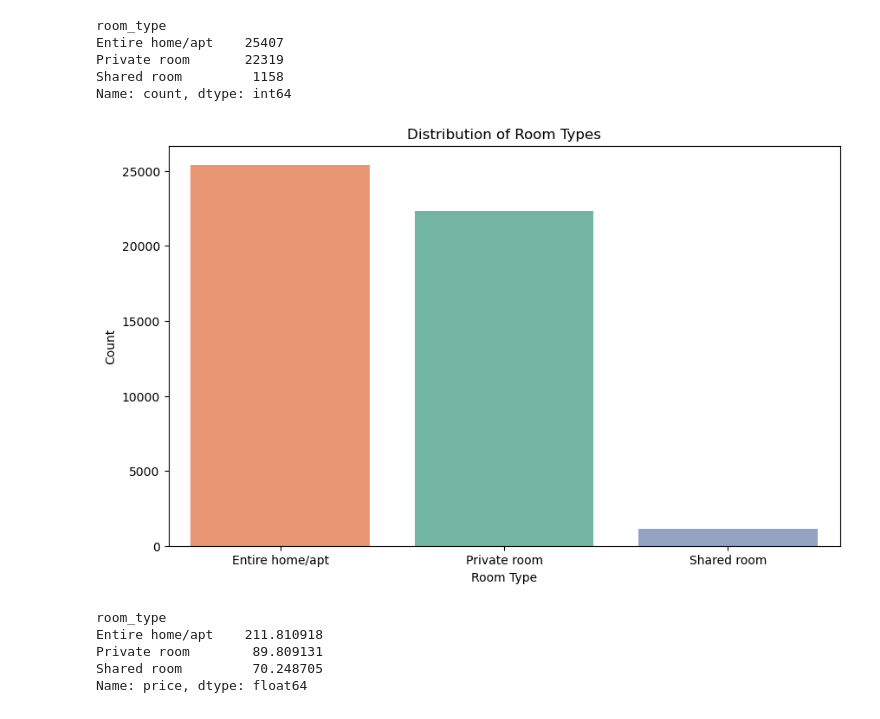
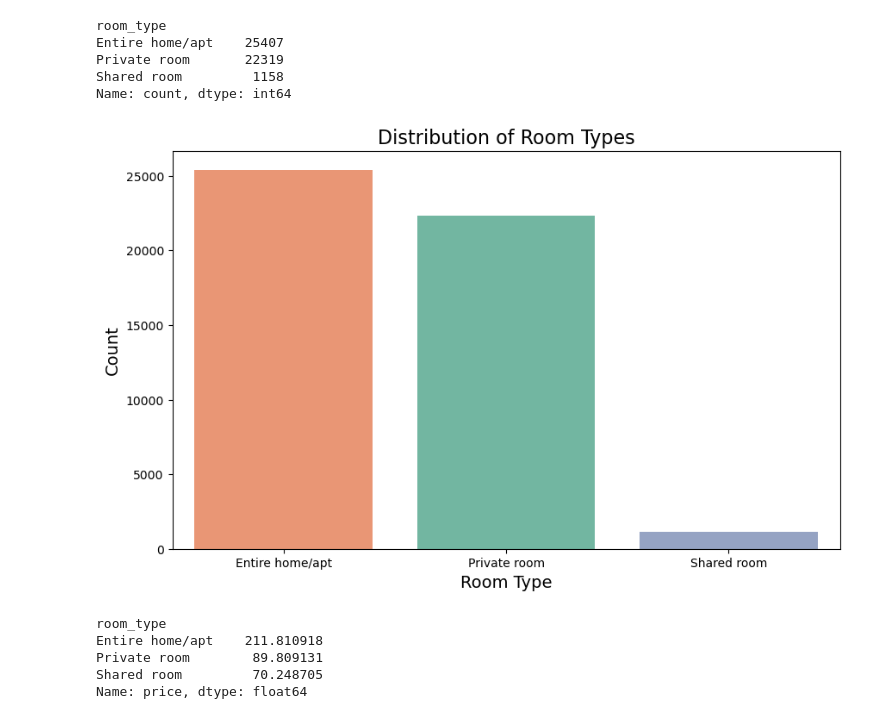
Before and after one commit to bensxnisaac/AirBnB-Data-Analysis, a Jupyter notebook: notebooks/03_room_eda.ipynb, the cells around one changed output. Cells and saved outputs as stored; diff of their text form; code cells hidden in the pictures.

```diff
--- a/notebooks/03_room_eda.ipynb
+++ b/notebooks/03_room_eda.ipynb
@@ -23,13 +23,13 @@ Name: count, dtype: int64
 # %%
 # Plotting the distribution of room types
 plt.figure(figsize=(10, 6))
-sns.countplot(data=df, x="room_type", order=room_types.index, palette="Set2", hue="room_type", legend=False)
-plt.title("Distribution of Room Types")
-plt.xlabel("Room Type")
-plt.ylabel("Count")
+sns.countplot(data=df, x="room_type", order=room_types.index, palette="Set2", hue="room_type", legend=False,)
+plt.title("Distribution of Room Types", fontsize=16)
+plt.xlabel("Room Type", fontsize=14)
+plt.ylabel("Count", fontsize=14)
 plt.savefig("../outputs/room_type_distribution.png", dpi=150, bbox_inches="tight")
 plt.show()
 # %% [output]
-[figure, old version]
+[figure, new version]
 # %%
 # Average price by room type
```
Also changed, not shown: parts of 6 cells of this notebook, 30 other files.
